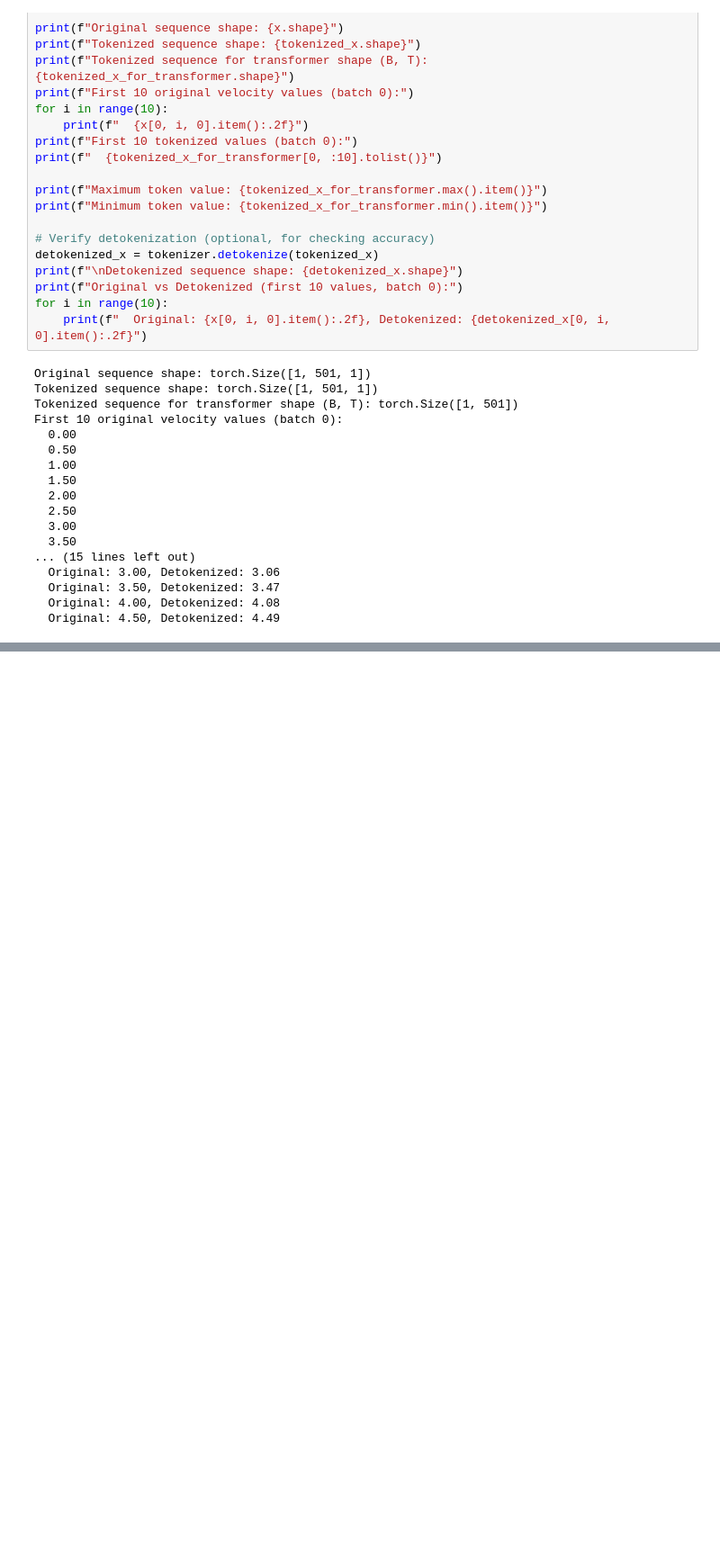
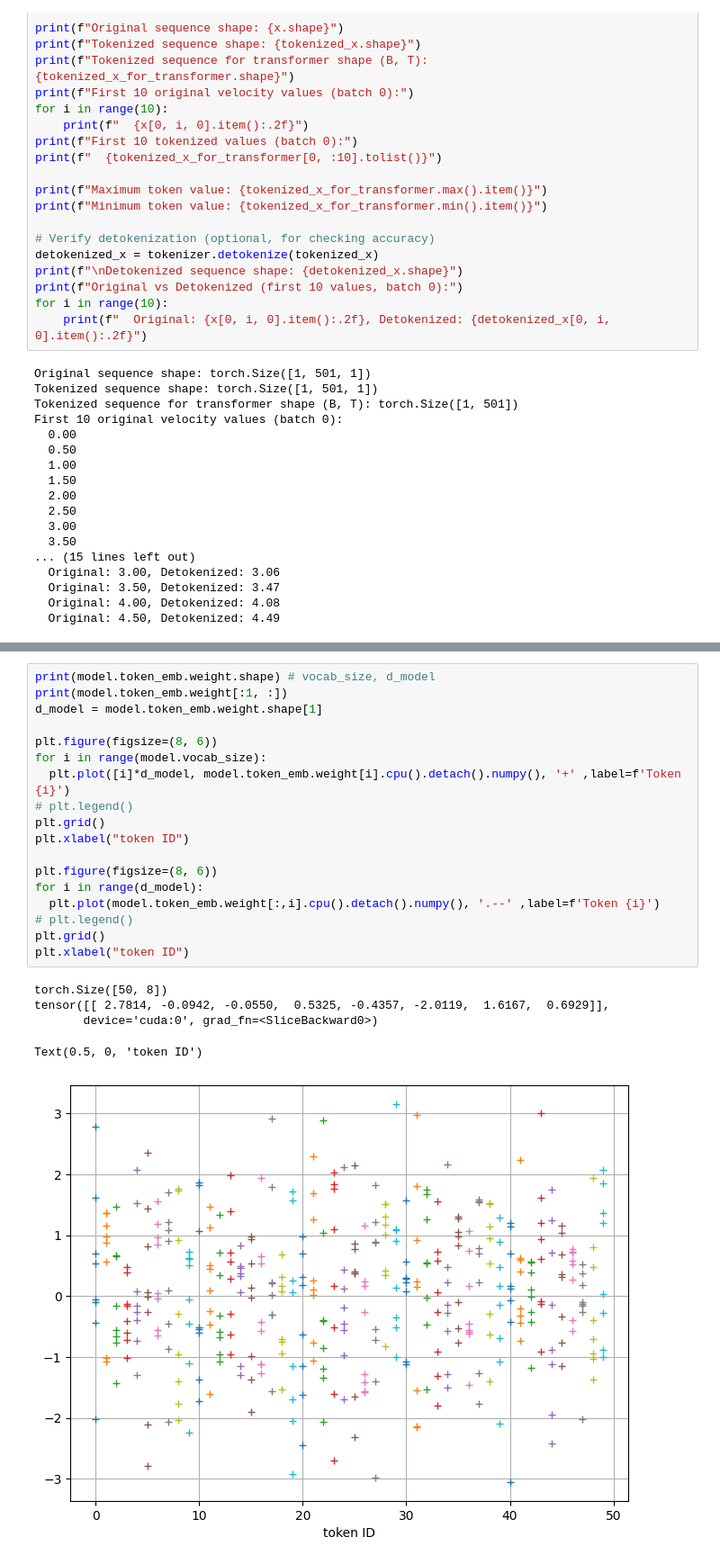
Before and after one commit to Bryce-R/ML, a Jupyter notebook: SimpleDecoderTransformer.ipynb, the cells around one changed output, grey strips where cells are left out. Shown: that part at 90% size. Drawn from its saved outputs; the diff is of its cells as text; blank space fills up the shorter version.

```diff
--- a/SimpleDecoderTransformer.ipynb
+++ b/SimpleDecoderTransformer.ipynb
@@ -322,0 +342,24 @@ detokenized_sequence [4.897959  5.5102043 5.306123  4.897959  5.5102043 5.918367
+# %%
+print(model.token_emb.weight.shape) # vocab_size, d_model
+print(model.token_emb.weight[:1, :])
+d_model = model.token_emb.weight.shape[1]
+
+plt.figure(figsize=(8, 6))
+for i in range(model.vocab_size):
+  plt.plot([i]*d_model, model.token_emb.weight[i].cpu().detach().numpy(), '+' ,label=f'Token {i}')
+# plt.legend()
+plt.grid()
+plt.xlabel("token ID")
+
+plt.figure(figsize=(8, 6))
+for i in range(d_model):
+  plt.plot(model.token_emb.weight[:,i].cpu().detach().numpy(), '.--' ,label=f'Token {i}')
+# plt.legend()
+plt.grid()
+plt.xlabel("token ID")
+# %% [output]
+torch.Size([50, 8])
+tensor([[ 2.7814, -0.0942, -0.0550,  0.5325, -0.4357, -2.0119,  1.6167,  0.6929]],
+       device='cuda:0', grad_fn=<SliceBackward0>)
+Text(0.5, 0, 'token ID')
+[figure, added]
```
Also changed, not shown: parts of 4 cells of this notebook.
